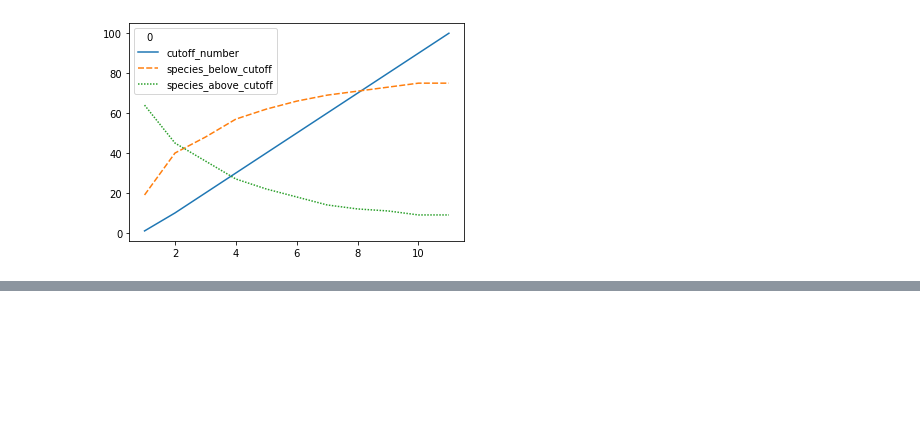
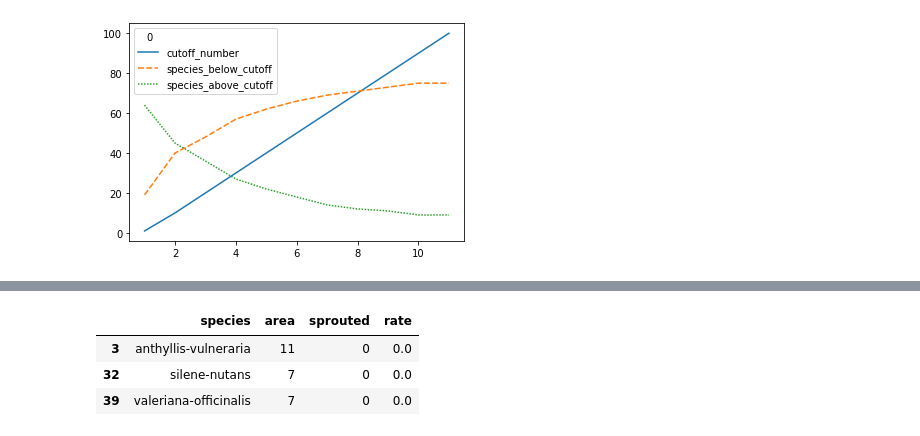
Before and after one commit to thorerismann/flora-buckets, a Jupyter notebook: docs/_sources/germination.ipynb, the cells around one changed output, grey strips where cells are left out. Drawn from its saved outputs; the diff is of its cells as text; code cells hidden in the pictures; blank space fills up the shorter version.

```diff
--- a/docs/_sources/germination.ipynb
+++ b/docs/_sources/germination.ipynb
@@ -289,0 +290,19 @@ pcont_display = pcont[["species", "area","rate", "sprouted", "origin"]]
+# %%
+## put the 30 species with no germination / contaminated germination into one table
+
+by_species_p[by_species_p.sprouted == 2]
+
+#by_species[by_species["sprouted"] == 2]
+
+by_species_p[by_species_p.sprouted == 1]
+
+#by_species[by_species["sprouted"] == 1]
+
+by_species_p[by_species_p.sprouted == 0]
+
+#by_species[by_species["sprouted"] == 0]
+# %% [output]
+|  | species | area | sprouted | rate |
+| 3 | anthyllis-vulneraria | 11 | 0 | 0.0 |
+| 32 | silene-nutans | 7 | 0 | 0.0 |
+| 39 | valeriana-officinalis | 7 | 0 | 0.0 |
```
Also changed, not shown: parts of 18 cells of this notebook, 21 other files.
